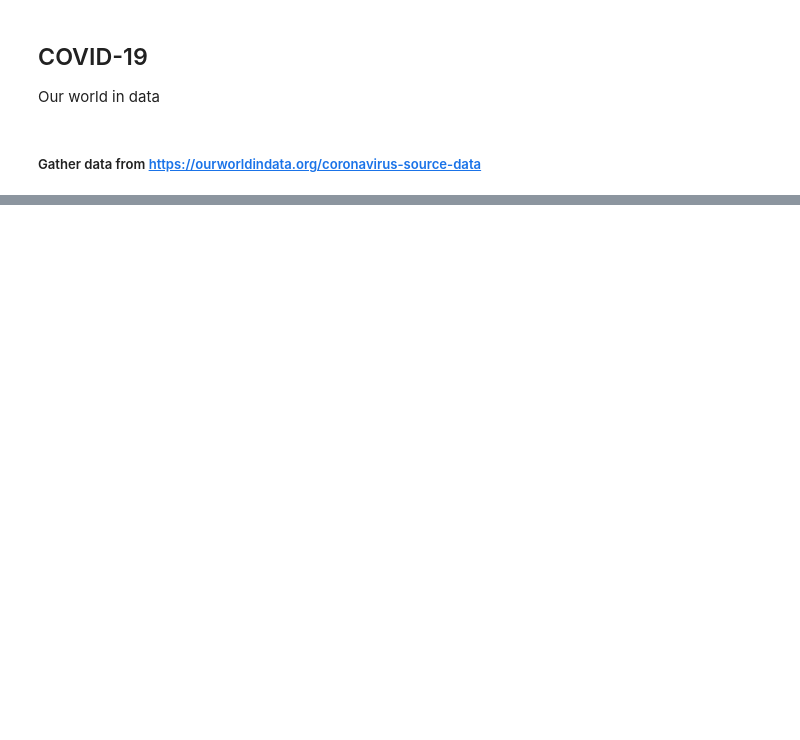
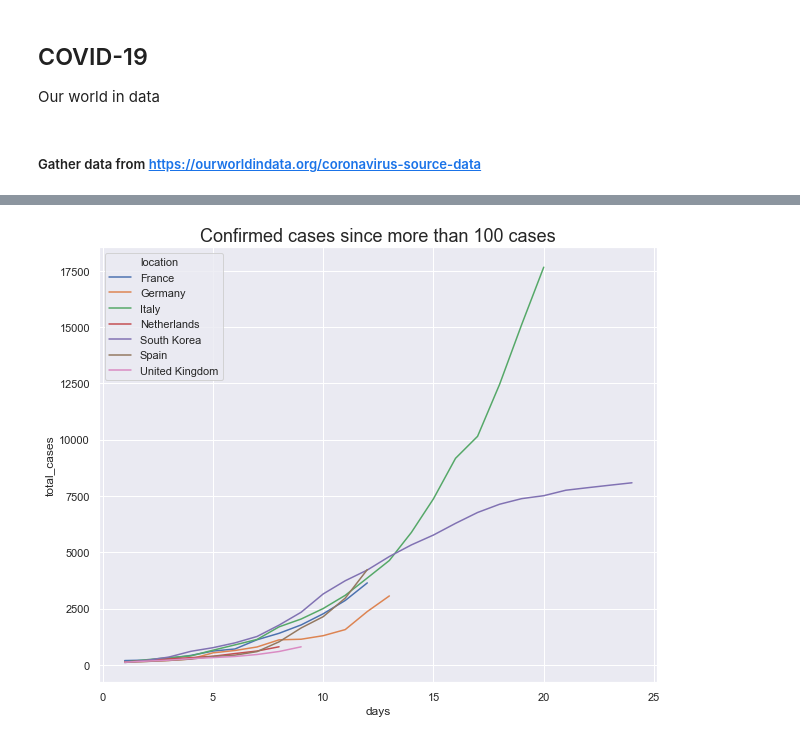
Before and after one commit to normannexo/COVID-19, a Jupyter notebook: covid19_ourworldindata.ipynb, the cells around one changed output, grey strips where cells are left out. Drawn from its saved outputs; the diff is of its cells as text; code cells hidden in the pictures; blank space fills up the shorter version.

```diff
--- a/covid19_ourworldindata.ipynb
+++ b/covid19_ourworldindata.ipynb
@@ -48,0 +83,8 @@ df_world
+# %%
+fig, ax = plt.subplots(1,1, figsize=(10,8))
+df_plot_data = df_world.loc[['Italy','Germany','Spain', 'Netherlands','France','South Korea', 'United Kingdom']].dropna(subset=['days'])
+df_plot_data = df_plot_data.reset_index()
+sns.lineplot(data=df_plot_data, x='days', y='total_cases', hue='location')
+_ = ax.set_title("Confirmed cases since more than {} cases".format(thresh),fontsize=18)
+# %% [output]
+[figure, added]
```
Also changed, not shown: parts of 7 cells of this notebook, 3 other files.
